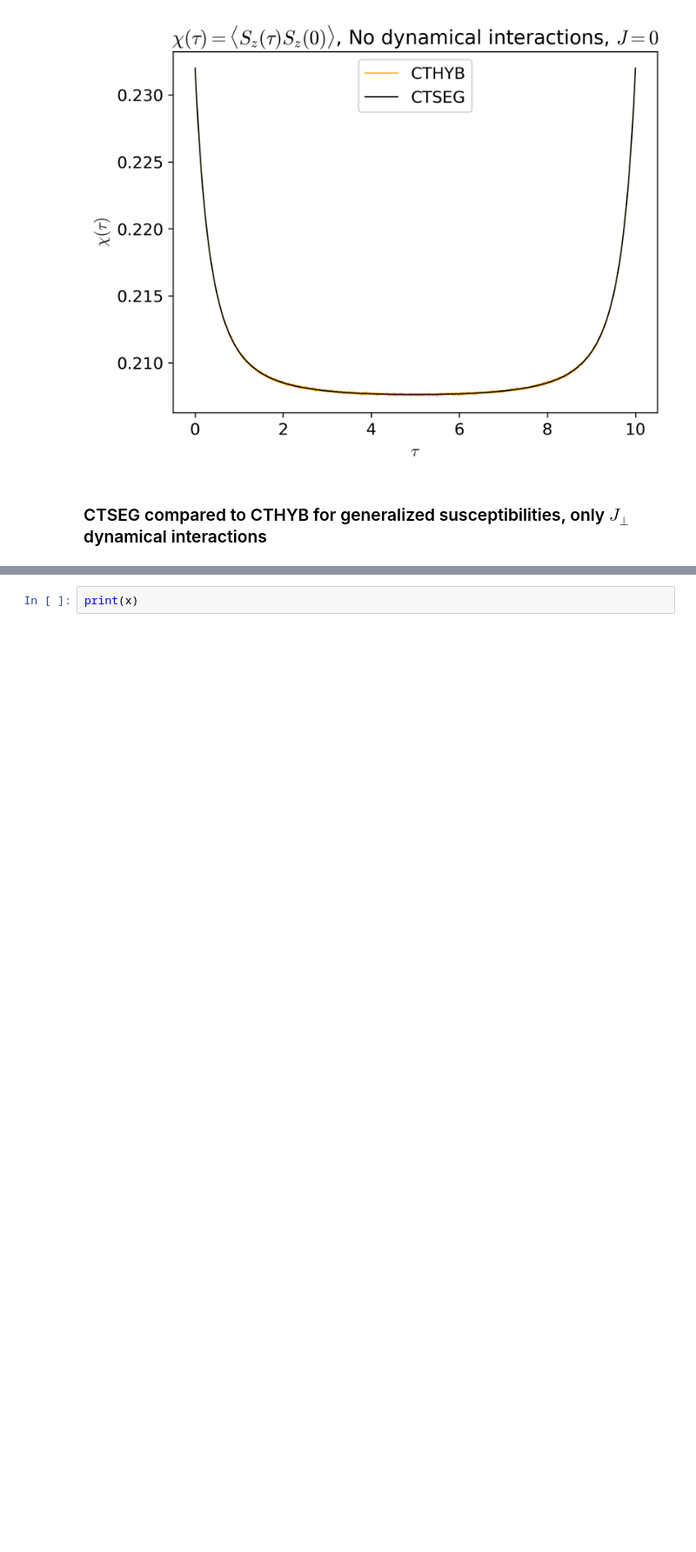
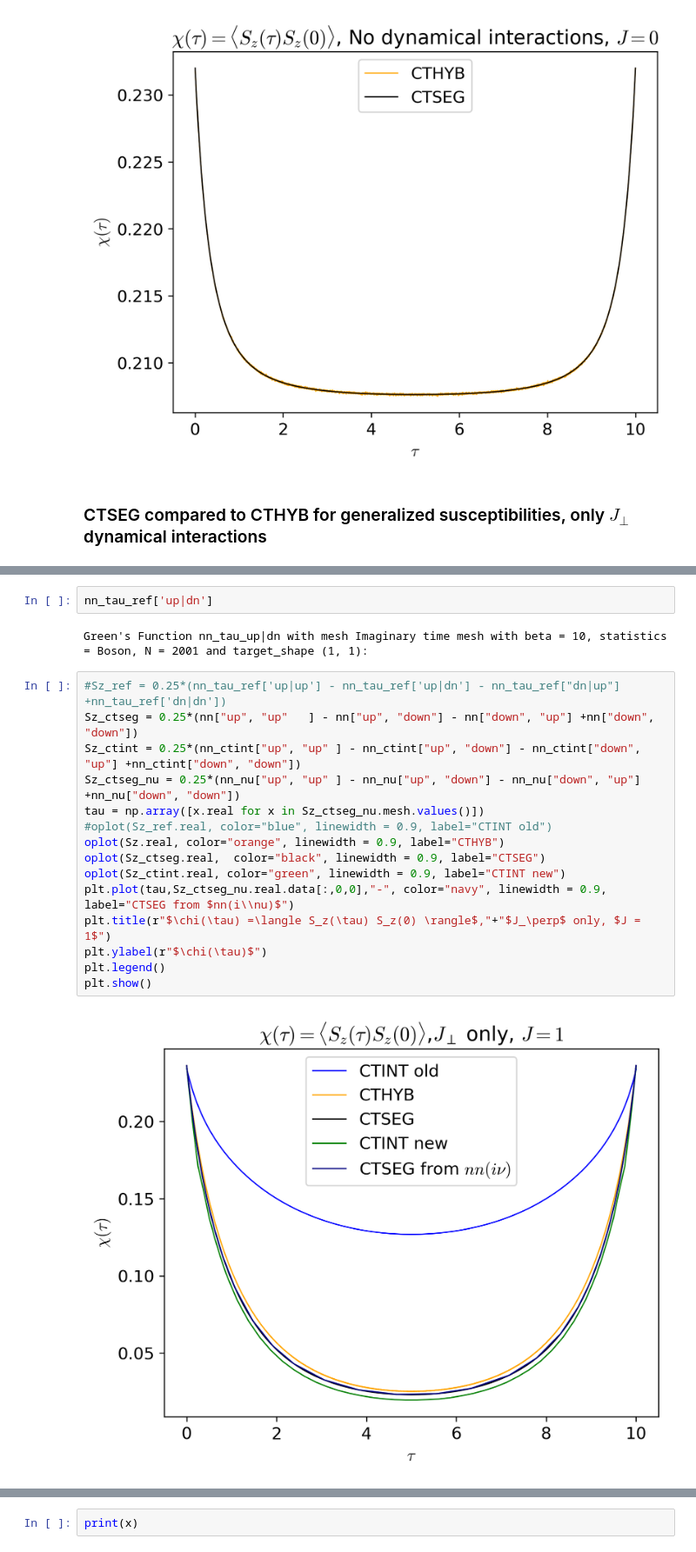
Before and after one commit to andrewkhardy/cthyb, a Jupyter notebook: benchmark/dynamic_int/CTHYB_Benchmarking.ipynb, the cells around one changed output, grey strips where cells are left out. Shown at 87% size. Saved outputs shown, nothing was run; the diff lists cells and outputs as text; blank space fills up the shorter version.

```diff
--- a/benchmark/dynamic_int/CTHYB_Benchmarking.ipynb
+++ b/benchmark/dynamic_int/CTHYB_Benchmarking.ipynb
@@ -306,0 +402,21 @@ plt.show()
+# %%
+nn_tau_ref['up|dn']
+# %% [output]
+Green's Function nn_tau_up|dn with mesh Imaginary time mesh with beta = 10, statistics = Boson, N = 2001 and target_shape (1, 1):
+# %%
+#Sz_ref = 0.25*(nn_tau_ref['up|up'] - nn_tau_ref['up|dn'] - nn_tau_ref["dn|up"] +nn_tau_ref['dn|dn'])
+Sz_ctseg = 0.25*(nn["up", "up"   ] - nn["up", "down"] - nn["down", "up"] +nn["down", "down"])
+Sz_ctint = 0.25*(nn_ctint["up", "up" ] - nn_ctint["up", "down"] - nn_ctint["down", "up"] +nn_ctint["down", "down"])
+Sz_ctseg_nu = 0.25*(nn_nu["up", "up" ] - nn_nu["up", "down"] - nn_nu["down", "up"] +nn_nu["down", "down"])
+tau = np.array([x.real for x in Sz_ctseg_nu.mesh.values()])
+#oplot(Sz_ref.real, color="blue", linewidth = 0.9, label="CTINT old")
+oplot(Sz.real, color="orange", linewidth = 0.9, label="CTHYB")
+oplot(Sz_ctseg.real,  color="black", linewidth = 0.9, label="CTSEG")
+oplot(Sz_ctint.real, color="green", linewidth = 0.9, label="CTINT new")
+plt.plot(tau,Sz_ctseg_nu.real.data[:,0,0],"-", color="navy", linewidth = 0.9, label="CTSEG from $nn(i\\nu)$")
+plt.title(r"$\chi(\tau) =\langle S_z(\tau) S_z(0) \rangle$,"+"$J_\perp$ only, $J = 1$")
+plt.ylabel(r"$\chi(\tau)$")
+plt.legend()
+plt.show()
+# %% [output]
+[figure, added]
```
Also changed, not shown: parts of 8 cells of this notebook, 2 other files.
